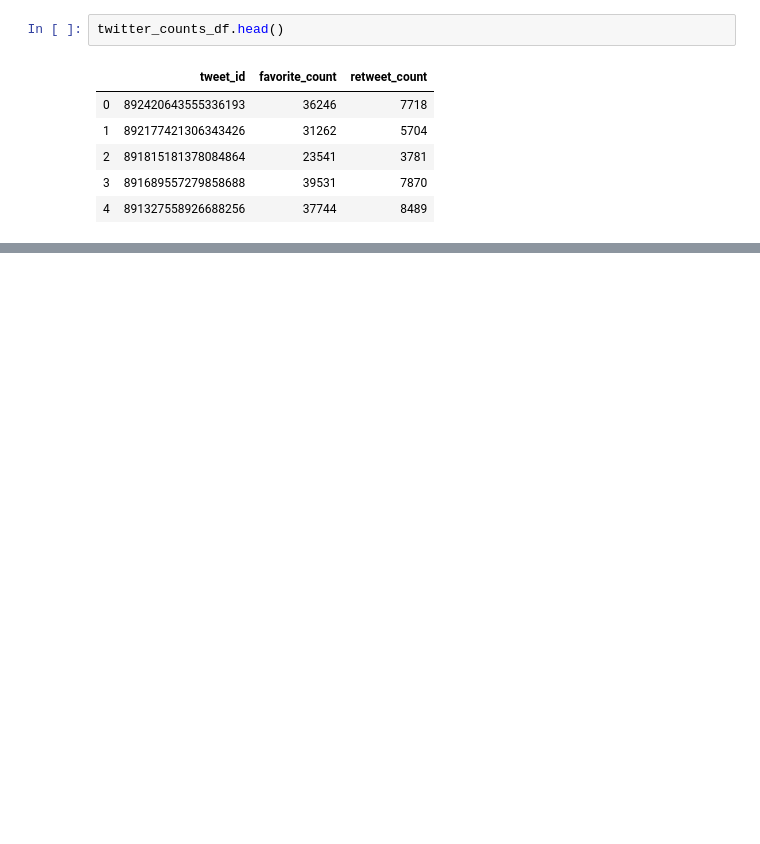
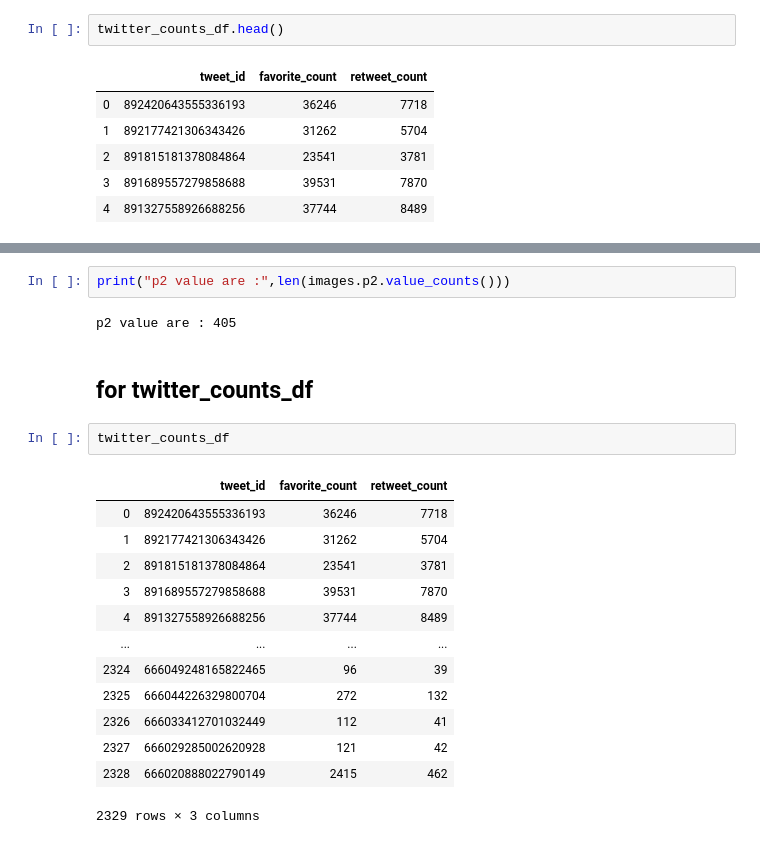
Before and after one commit to ashwanisng/Wrangle-And-Analyze-Data, a Jupyter notebook: wrangle_act.ipynb, the cells around one changed output, grey strips where cells are left out. Cells and saved outputs as stored; diff of their text form; blank space fills up the shorter version.

```diff
--- a/wrangle_act.ipynb
+++ b/wrangle_act.ipynb
@@ -158,0 +394,22 @@ twitter_counts_df.head()
+# %%
+print("p2 value are :",len(images.p2.value_counts()))
+# %% [output]
+p2 value are : 405
+# %% [markdown]
+## for twitter_counts_df
+# %%
+twitter_counts_df
+# %% [output]
+|  | tweet_id | favorite_count | retweet_count |
+| 0 | 892420643555336193 | 36246 | 7718 |
+| 1 | 892177421306343426 | 31262 | 5704 |
+| 2 | 891815181378084864 | 23541 | 3781 |
+| 3 | 891689557279858688 | 39531 | 7870 |
+| 4 | 891327558926688256 | 37744 | 8489 |
+| ... | ... | ... | ... |
+| 2324 | 666049248165822465 | 96 | 39 |
+| 2325 | 666044226329800704 | 272 | 132 |
+| 2326 | 666033412701032449 | 112 | 41 |
+| 2327 | 666029285002620928 | 121 | 42 |
+| 2328 | 666020888022790149 | 2415 | 462 |
+2329 rows × 3 columns
```
Also changed, not shown: parts of 32 cells of this notebook.
